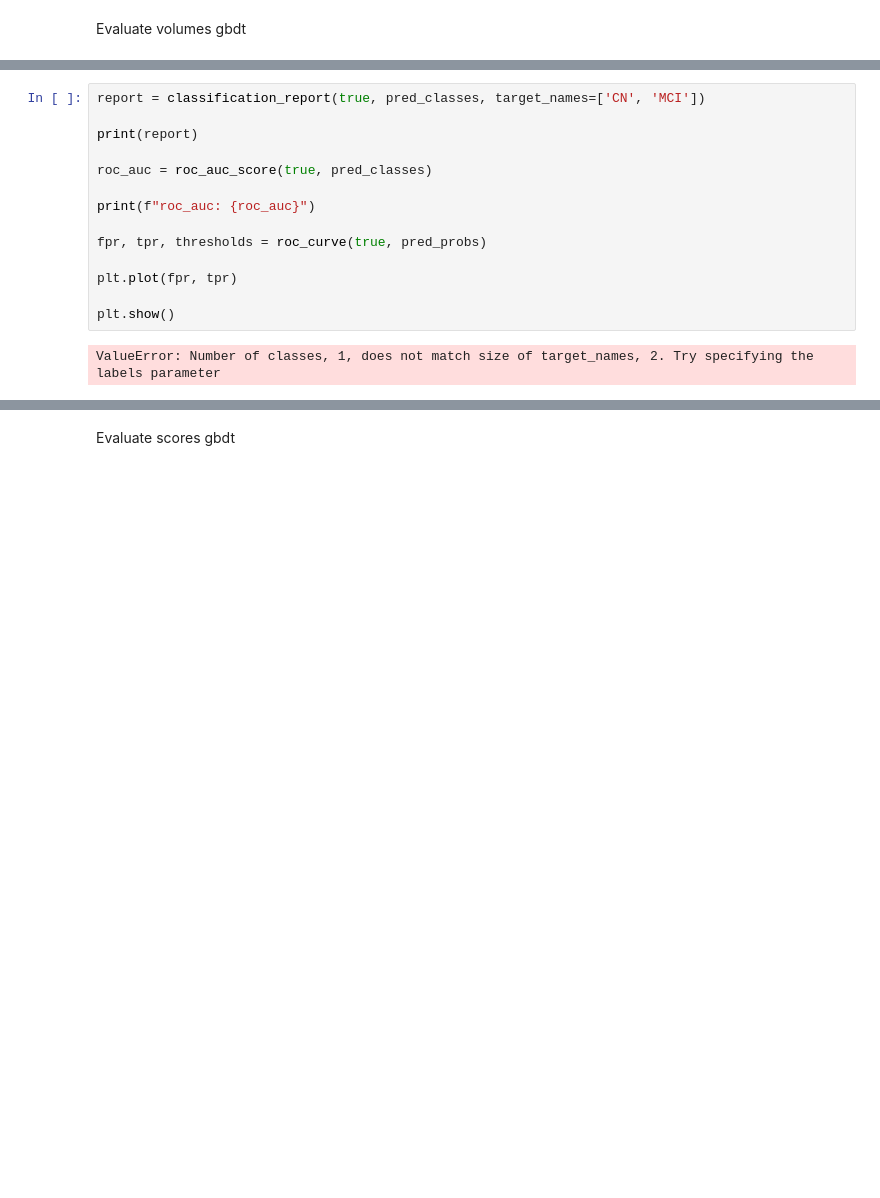
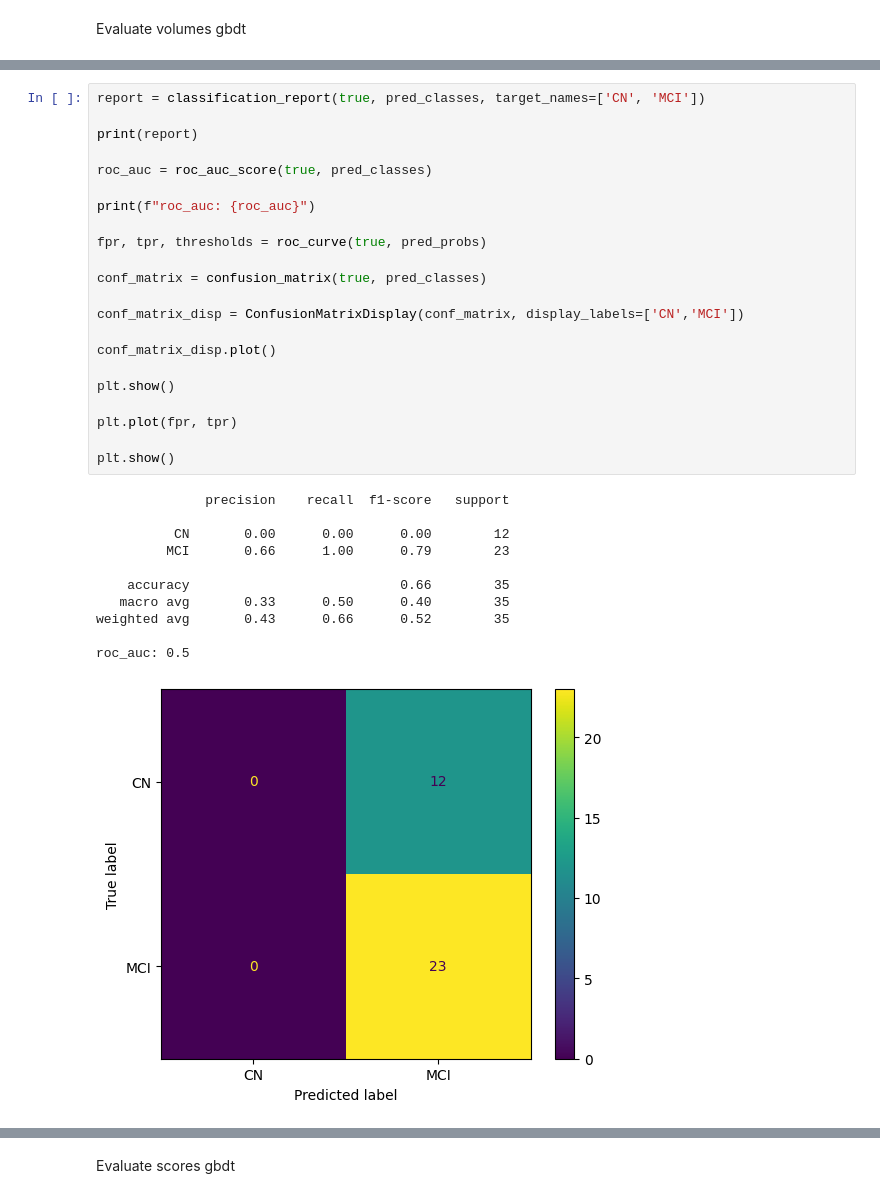
Before and after one commit to oscarlloydjohn/lloyd-john-MIUA-2025, a Jupyter notebook: eval_ensemble.ipynb, the cells around one changed output, grey strips where cells are left out. Saved outputs shown, nothing was run; the diff lists cells and outputs as text; blank space fills up the shorter version.

```diff
--- a/eval_ensemble.ipynb
+++ b/eval_ensemble.ipynb
@@ -113,16 +137,34 @@ for subject in subject_list:
 # %%
 report = classification_report(true, pred_classes, target_names=['CN', 'MCI'])
 
 print(report)
 
 roc_auc = roc_auc_score(true, pred_classes)
 
 print(f"roc_auc: {roc_auc}")
 
 fpr, tpr, thresholds = roc_curve(true, pred_probs)
 
+conf_matrix = confusion_matrix(true, pred_classes)
+
+conf_matrix_disp = ConfusionMatrixDisplay(conf_matrix, display_labels=['CN','MCI'])
+
+conf_matrix_disp.plot()
+
+plt.show()
+
 plt.plot(fpr, tpr)
 
 plt.show()
 # %% [output]
-ValueError: Number of classes, 1, does not match size of target_names, 2. Try specifying the labels parameter
+              precision    recall  f1-score   support
+
+          CN       0.00      0.00      0.00        12
+         MCI       0.66      1.00      0.79        23
+
+    accuracy                           0.66        35
+   macro avg       0.33      0.50      0.40        35
+weighted avg       0.43      0.66      0.52        35
+
+roc_auc: 0.5
+[figure, added]
```
Also changed, not shown: parts of 7 cells of this notebook, 2 other files.
